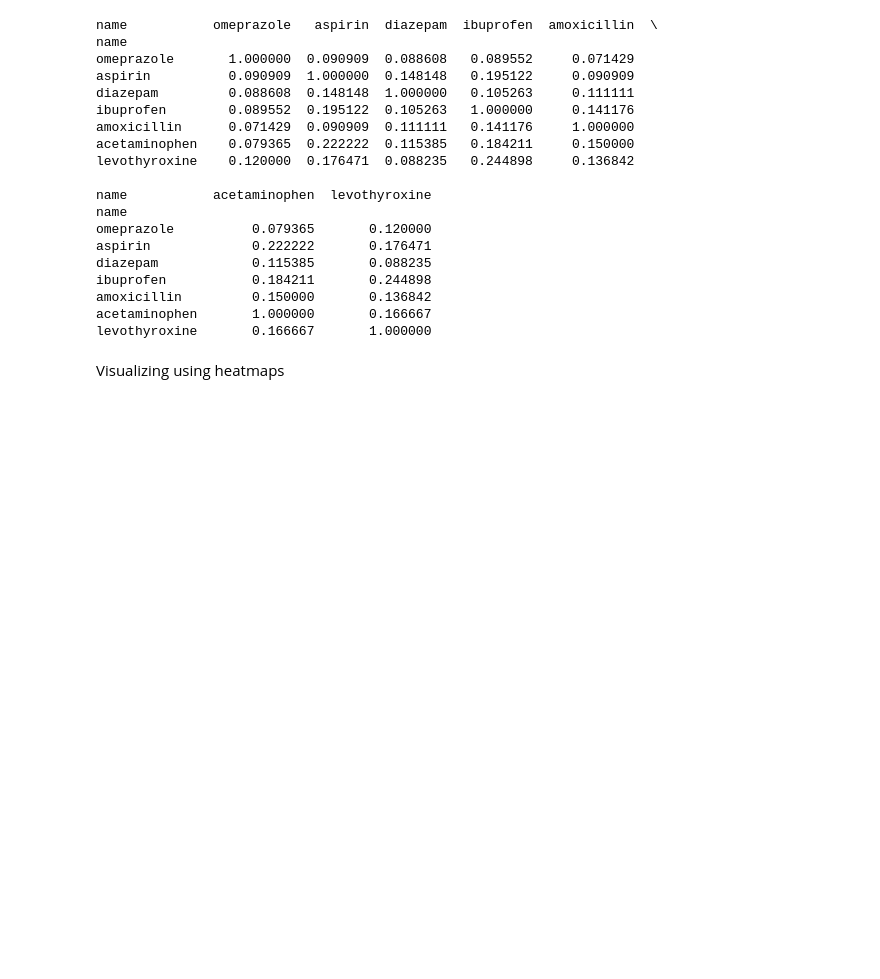
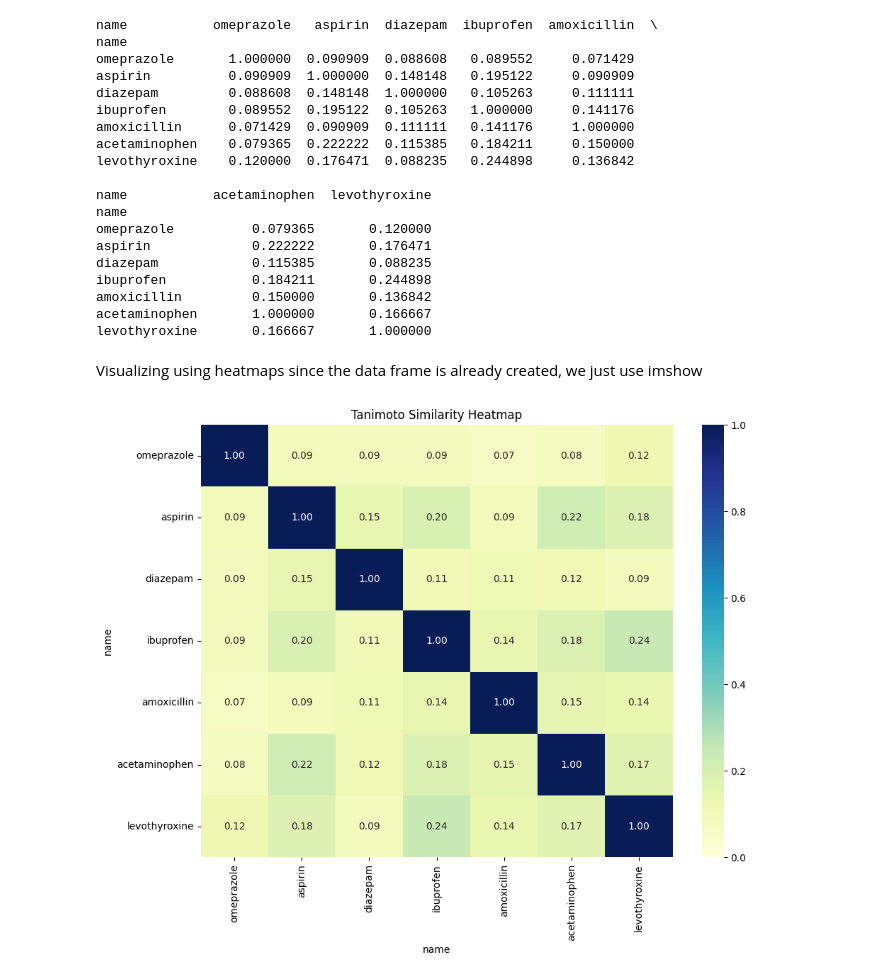
Before and after one commit to Louisa011/drug-discovery-ai, a Jupyter notebook: week01_rdkit/week01_rdkit/smiles_fingerprints.ipynb, the cells around one changed output. Saved outputs shown, nothing was run; the diff lists cells and outputs as text; code cells hidden in the pictures; blank space fills up the shorter version.

Commit message:
heatmap for tanimoto matrix added

```diff
--- a/week01_rdkit/week01_rdkit/smiles_fingerprints.ipynb
+++ b/week01_rdkit/week01_rdkit/smiles_fingerprints.ipynb
@@ -114,5 +116,14 @@ ibuprofen           0.184211       0.244898
 amoxicillin         0.150000       0.136842
 acetaminophen       1.000000       0.166667
 levothyroxine       0.166667       1.000000
-# %% [markdown]
-Visualizing using heatmaps
+# %% [markdown]
+Visualizing using heatmaps
+since the data frame is already created, we just use imshow
+# %%
+plt.figure(figsize = (10, 8))
+sns.heatmap(sim_df, xticklabels = sim_df.columns, yticklabels = sim_df.index, annot = True, fmt = ".2f", cmap = "YlGnBu", vmin = 0, vmax = 1)
+plt.title("Tanimoto Similarity Heatmap")
+plt.tight_layout()
+plt.show()
+# %% [output]
+[figure, added]
```
Also changed, not shown: parts of 1 cell of this notebook.
